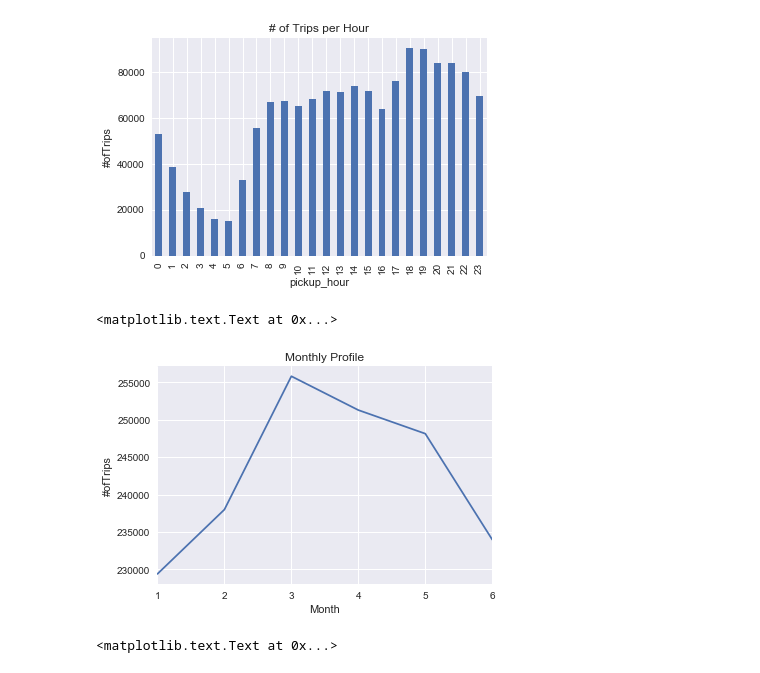
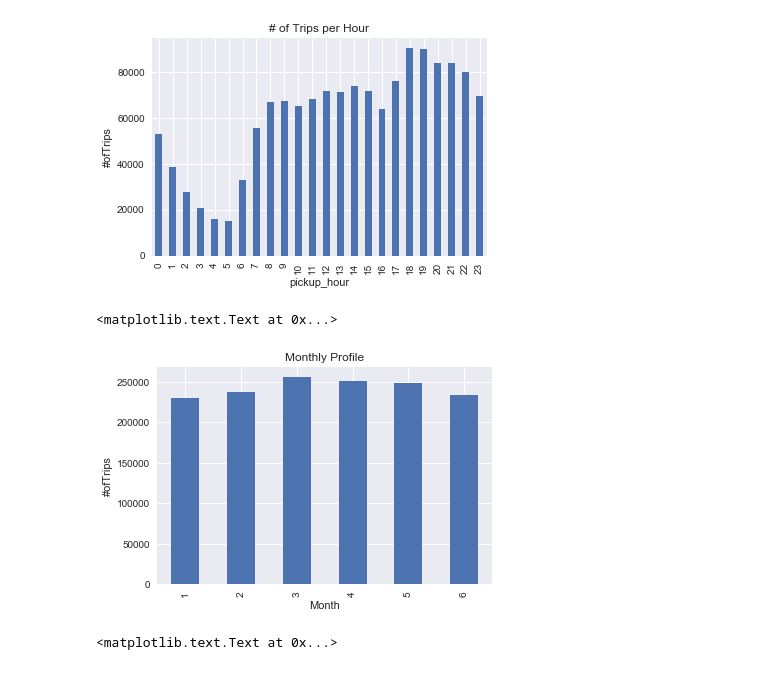
Before and after one commit to andrewcmilne/capstone1_taxi, a Jupyter notebook: TaxiInferentialStatistics&ML.ipynb, the cells around one changed output. Drawn from its saved outputs; the diff is of its cells as text; code cells hidden in the pictures.

```diff
--- a/TaxiInferentialStatistics&ML.ipynb
+++ b/TaxiInferentialStatistics&ML.ipynb
@@ -112,13 +144,13 @@ plt.ylabel('#ofTrips')
 <matplotlib.text.Text at 0x...>
 [figure]
 # %%
-df_train.groupby(['Month']).size().plot.line()
+df_train.groupby(['Month']).size().plot.bar()
 plt.ylabel('#ofTrips')
 plt.title('Monthly Profile')
 #strange that data is only 6 months of the year???
 # %% [output]
 <matplotlib.text.Text at 0x...>
-[figure, old version]
+[figure, new version]
 # %%
 df_train.groupby(['Month'])['trip_duration'].mean().plot.line()
 plt.title('Trip Time by Month')
```
Also changed, not shown: parts of 62 cells of this notebook.
